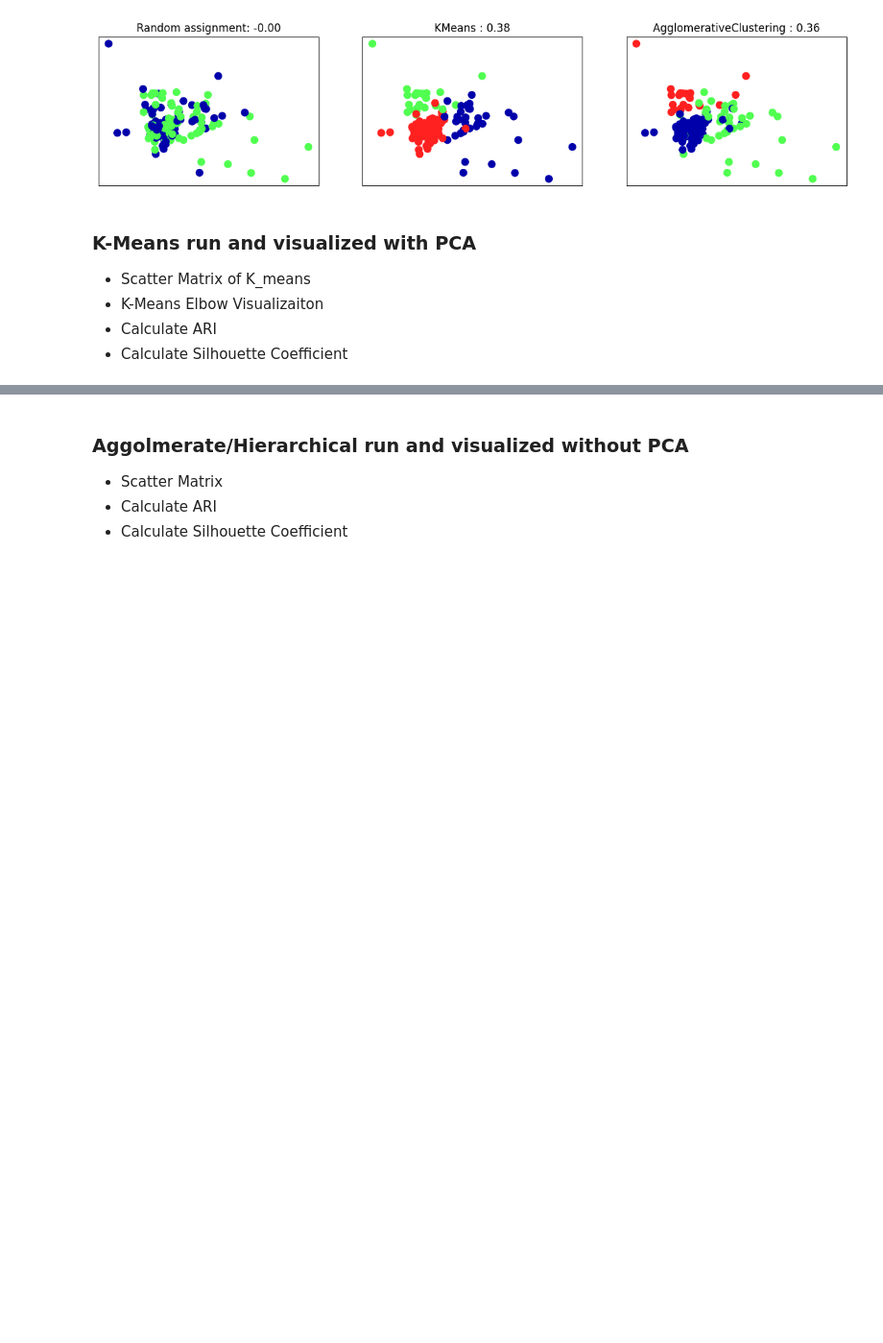
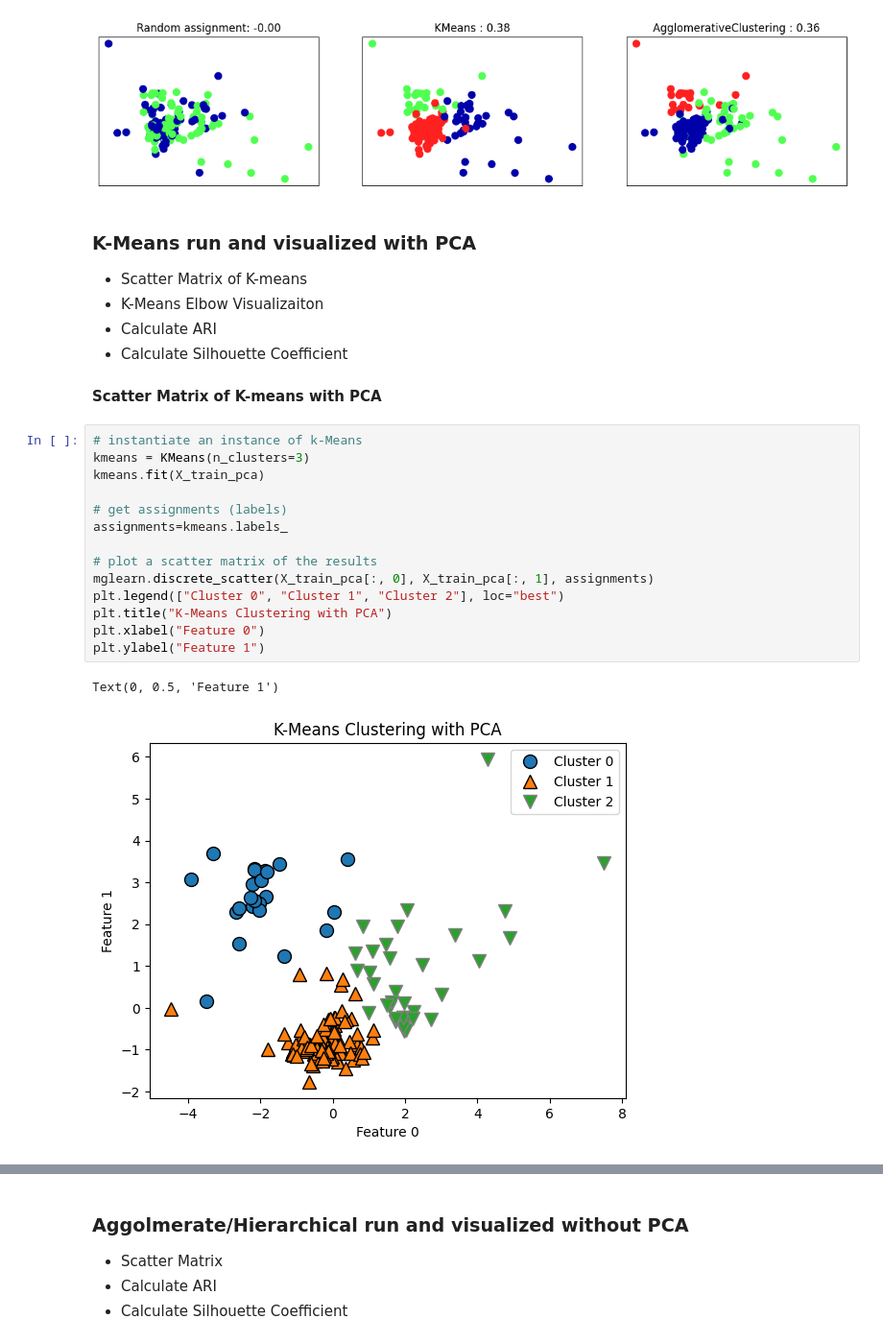
Before and after one commit to atoothman/Data-71200-Projects-, a Jupyter notebook: DATA_71200_Project_3_Glass_ID.ipynb, the cells around one changed output, grey strips where cells are left out. Shown: that part at 96% size. Saved outputs shown, nothing was run; the diff lists cells and outputs as text; blank space fills up the shorter version.

```diff
--- a/DATA_71200_Project_3_Glass_ID.ipynb
+++ b/DATA_71200_Project_3_Glass_ID.ipynb
@@ -601,7 +602,26 @@ for ax, algorithm in zip(axes[1:], algorithms):
 ### K-Means run and visualized with PCA
 
 
-*  Scatter Matrix of K_means
+*  Scatter Matrix of K-means
 *  K-Means Elbow Visualizaiton
 *  Calculate ARI
 *  Calculate Silhouette Coefficient
+# %% [markdown]
+**Scatter Matrix of K-means with PCA**
+# %%
+# instantiate an instance of k-Means
+kmeans = KMeans(n_clusters=3)
+kmeans.fit(X_train_pca)
+
+# get assignments (labels)
+assignments=kmeans.labels_
+
+# plot a scatter matrix of the results
+mglearn.discrete_scatter(X_train_pca[:, 0], X_train_pca[:, 1], assignments)
+plt.legend(["Cluster 0", "Cluster 1", "Cluster 2"], loc="best")
+plt.title("K-Means Clustering with PCA")
+plt.xlabel("Feature 0")
+plt.ylabel("Feature 1")
+# %% [output]
+Text(0, 0.5, 'Feature 1')
+[figure, added]
```
Also changed, not shown: parts of 6 cells of this notebook.
